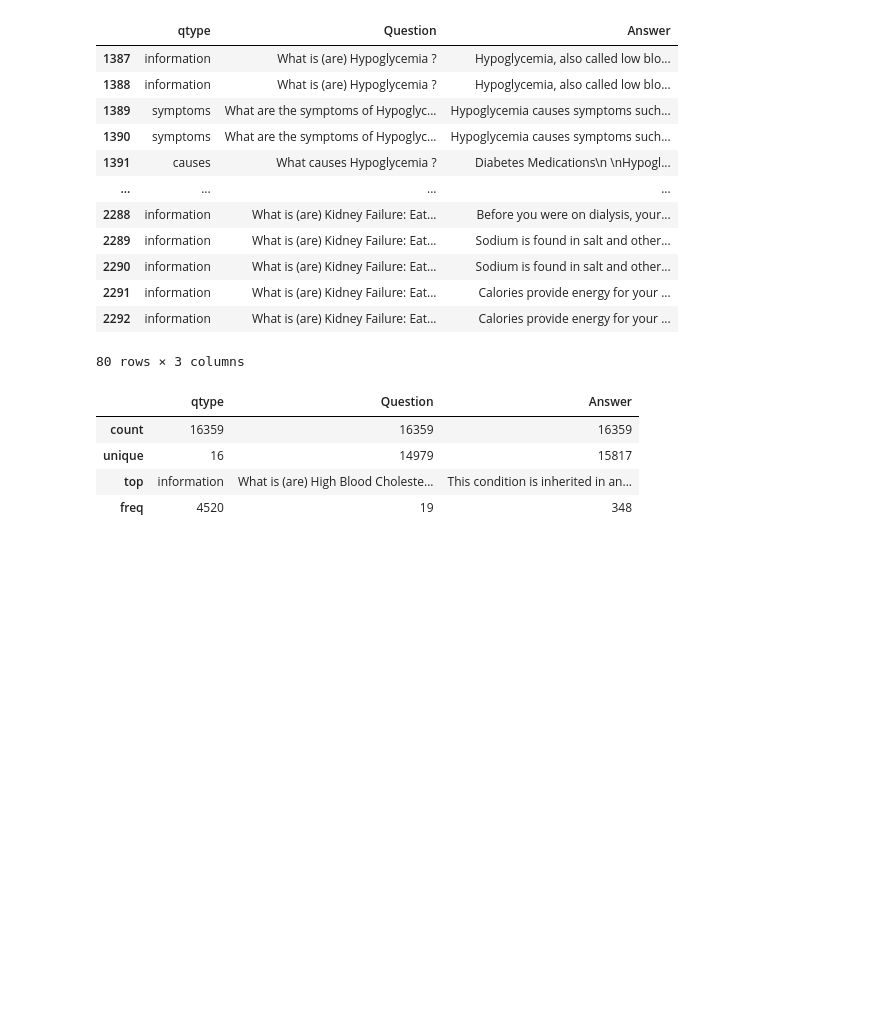
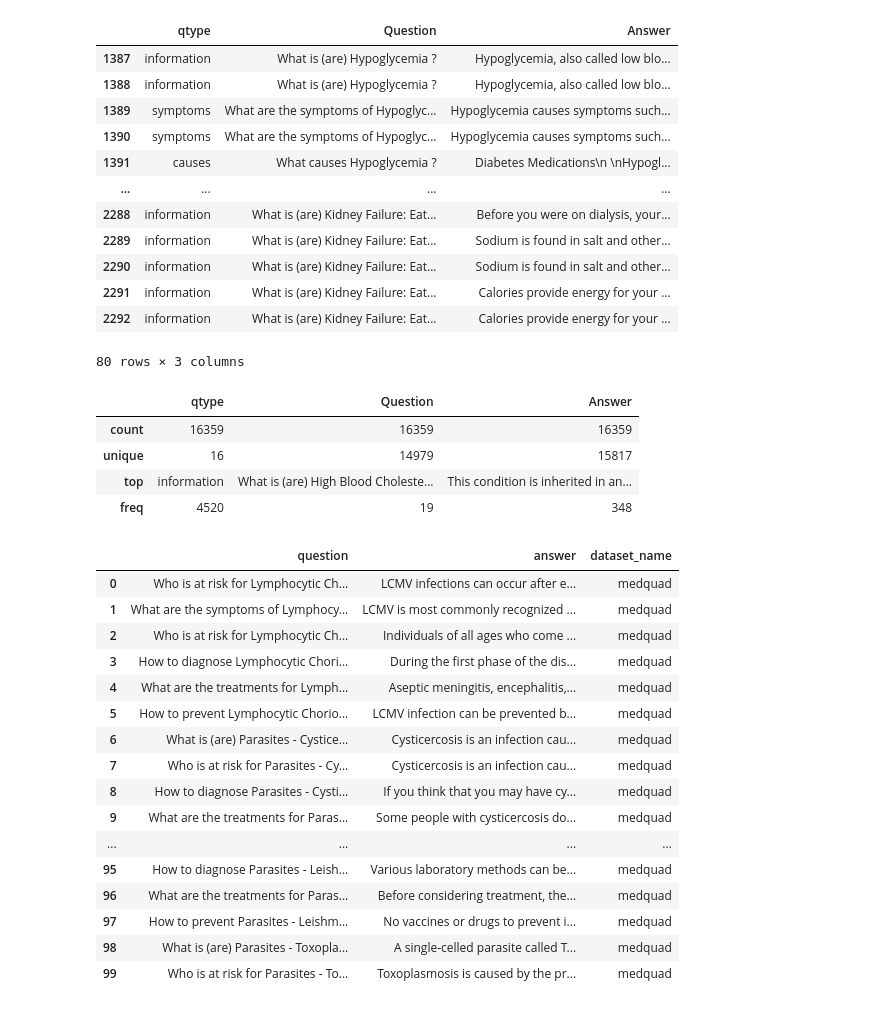
Before and after one commit to RandomFab/medical-triage-llm-finetuning, a Jupyter notebook: notebooks/EDA/medquad_analysis.ipynb, the cells around one changed output. Cells and saved outputs as stored; diff of their text form; code cells hidden in the pictures; blank space fills up the shorter version.

```diff
--- a/notebooks/EDA/medquad_analysis.ipynb
+++ b/notebooks/EDA/medquad_analysis.ipynb
@@ -57,3 +57,31 @@ df_medquad.describe()
 | unique | 16 | 14979 | 15817 |
 | top | information | What is (are) High Blood Choleste... | This condition is inherited in an... |
 | freq | 4520 | 19 | 348 |
+# %%
+import pandas as pd
+from pathlib import Path
+
+import os
+BASE_DIR = Path(os.getcwd()).parents[1]
+pd.set_option('display.max_colwidth', False)
+pd.set_option('display.max_rows', None)
+df = pd.read_parquet(BASE_DIR / "data" / "processed" / "medquad_dataset" / "medquad.parquet")
+df.head(100)
+# %% [output]
+|  | question | answer | dataset_name |
+| 0 | Who is at risk for Lymphocytic Ch... | LCMV infections can occur after e... | medquad |
+| 1 | What are the symptoms of Lymphocy... | LCMV is most commonly recognized ... | medquad |
+| 2 | Who is at risk for Lymphocytic Ch... | Individuals of all ages who come ... | medquad |
+| 3 | How to diagnose Lymphocytic Chori... | During the first phase of the dis... | medquad |
+| 4 | What are the treatments for Lymph... | Aseptic meningitis, encephalitis,... | medquad |
+| 5 | How to prevent Lymphocytic Chorio... | LCMV infection can be prevented b... | medquad |
+| 6 | What is (are) Parasites - Cystice... | Cysticercosis is an infection cau... | medquad |
+| 7 | Who is at risk for Parasites - Cy... | Cysticercosis is an infection cau... | medquad |
+| 8 | How to diagnose Parasites - Cysti... | If you think that you may have cy... | medquad |
+| 9 | What are the treatments for Paras... | Some people with cysticercosis do... | medquad |
+| ... | ... | ... | ... |
+| 95 | How to diagnose Parasites - Leish... | Various laboratory methods can be... | medquad |
+| 96 | What are the treatments for Paras... | Before considering treatment, the... | medquad |
+| 97 | How to prevent Parasites - Leishm... | No vaccines or drugs to prevent i... | medquad |
+| 98 | What is (are) Parasites - Toxopla... | A single-celled parasite called T... | medquad |
+| 99 | Who is at risk for Parasites - To... | Toxoplasmosis is caused by the pr... | medquad |
```
Also changed, not shown: 3 other files.
